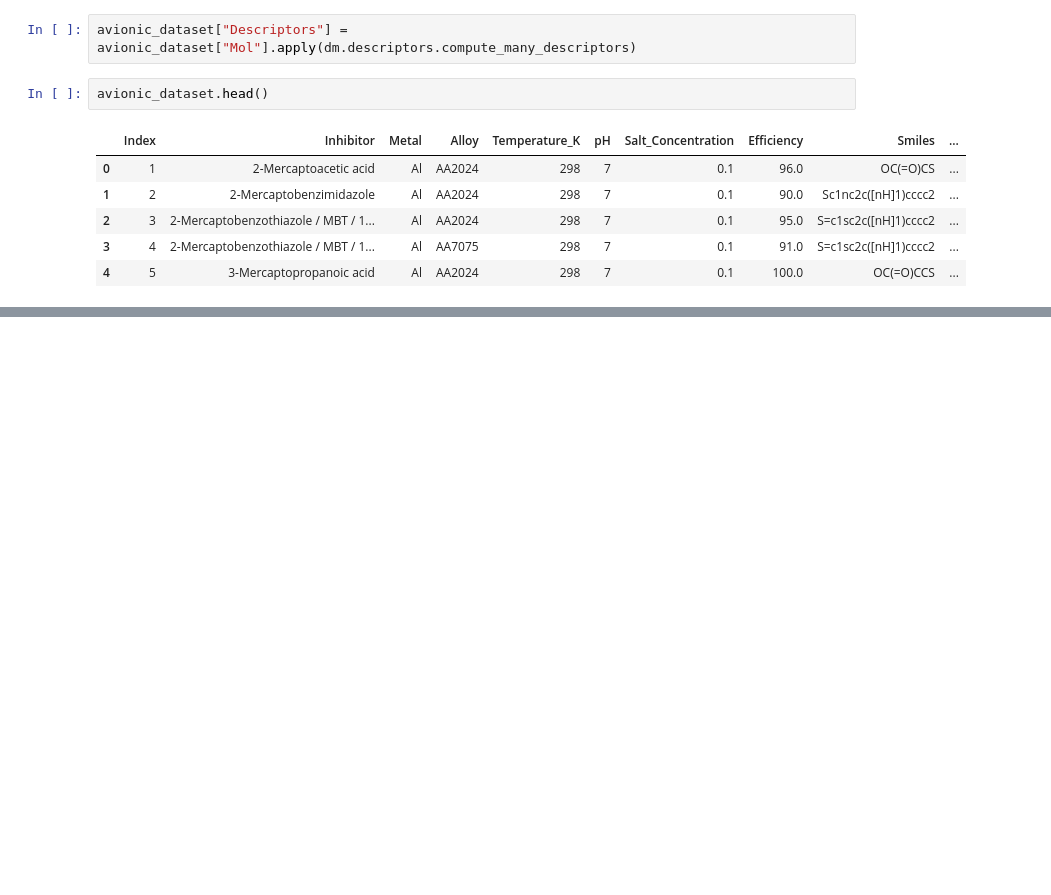
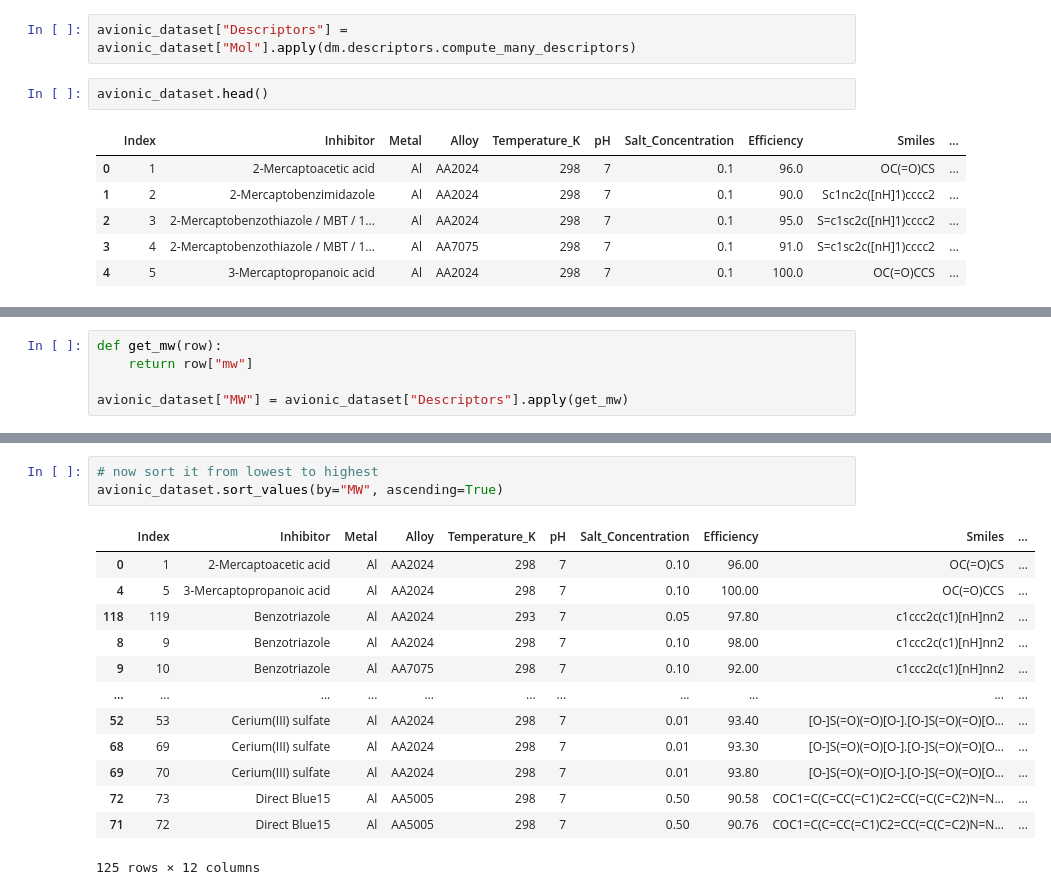
Before and after one commit to MarcMaussner/2024_inhibitQ, a Jupyter notebook: code/cordata_filter/cordata_filter.ipynb, the cells around one changed output, grey strips where cells are left out. Cells and saved outputs as stored; diff of their text form; blank space fills up the shorter version.

Commit message:
Get molecule weight and sort dataset to find lowest.

```diff
--- a/code/cordata_filter/cordata_filter.ipynb
+++ b/code/cordata_filter/cordata_filter.ipynb
@@ -112,0 +115,5 @@ avionic_dataset.head()
+# %%
+def get_mw(row):
+    return row["mw"]
+
+avionic_dataset["MW"] = avionic_dataset["Descriptors"].apply(get_mw)
@@ -112,0 +129,17 @@ avionic_dataset.head()
+# %%
+# now sort it from lowest to highest
+avionic_dataset.sort_values(by="MW", ascending=True)
+# %% [output]
+|  | Index | Inhibitor | Metal | Alloy | Temperature_K | pH | Salt_Concentration | Efficiency | Smiles | ... |
+| 0 | 1 | 2-Mercaptoacetic acid | Al | AA2024 | 298 | 7 | 0.10 | 96.00 | OC(=O)CS | ... |
+| 4 | 5 | 3-Mercaptopropanoic acid | Al | AA2024 | 298 | 7 | 0.10 | 100.00 | OC(=O)CCS | ... |
+| 118 | 119 | Benzotriazole | Al | AA2024 | 293 | 7 | 0.05 | 97.80 | c1ccc2c(c1)[nH]nn2 | ... |
+| 8 | 9 | Benzotriazole | Al | AA2024 | 298 | 7 | 0.10 | 98.00 | c1ccc2c(c1)[nH]nn2 | ... |
+| 9 | 10 | Benzotriazole | Al | AA7075 | 298 | 7 | 0.10 | 92.00 | c1ccc2c(c1)[nH]nn2 | ... |
+| ... | ... | ... | ... | ... | ... | ... | ... | ... | ... | ... |
+| 52 | 53 | Cerium(III) sulfate | Al | AA2024 | 298 | 7 | 0.01 | 93.40 | [O-]S(=O)(=O)[O-].[O-]S(=O)(=O)[O... | ... |
+| 68 | 69 | Cerium(III) sulfate | Al | AA2024 | 298 | 7 | 0.01 | 93.30 | [O-]S(=O)(=O)[O-].[O-]S(=O)(=O)[O... | ... |
+| 69 | 70 | Cerium(III) sulfate | Al | AA2024 | 298 | 7 | 0.01 | 93.80 | [O-]S(=O)(=O)[O-].[O-]S(=O)(=O)[O... | ... |
+| 72 | 73 | Direct Blue15 | Al | AA5005 | 298 | 7 | 0.50 | 90.58 | COC1=C(C=CC(=C1)C2=CC(=C(C=C2)N=N... | ... |
+| 71 | 72 | Direct Blue15 | Al | AA5005 | 298 | 7 | 0.50 | 90.76 | COC1=C(C=CC(=C1)C2=CC(=C(C=C2)N=N... | ... |
+125 rows × 12 columns
```
Also changed, not shown: parts of 2 cells of this notebook.
